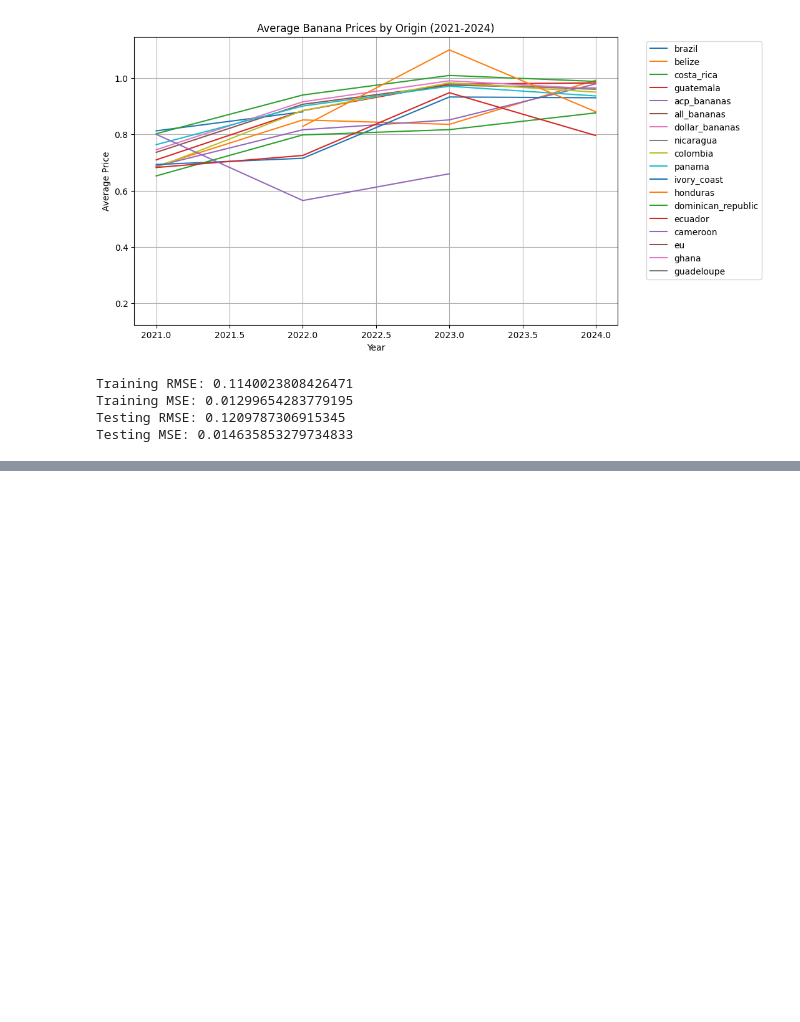
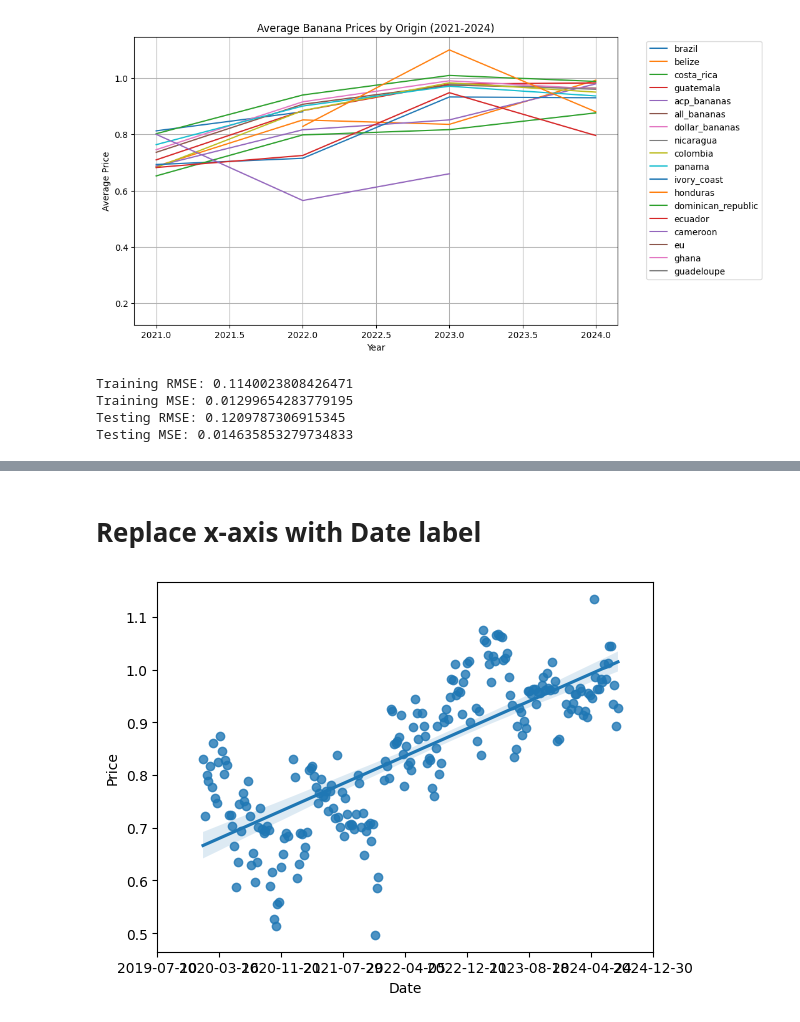
Before and after one commit to Tom-Yuen/TomY_Little_Projects, a Jupyter notebook: Banana.ipynb, the cells around one changed output, grey strips where cells are left out. Saved outputs shown, nothing was run; the diff lists cells and outputs as text; code cells hidden in the pictures; blank space fills up the shorter version.

```diff
--- a/Banana.ipynb
+++ b/Banana.ipynb
@@ -319,0 +372,37 @@ Testing MSE: 0.014635853279734833
+# %% [markdown]
+# Replace x-axis with Date label
+# %%
+import seaborn as sns
+import matplotlib.pyplot as plt
+import pandas as pd
+import datetime as dt
+
+# Example DataFrame (you should replace this with your actual data)
+# df_avg_price = pd.DataFrame({
+#     'date_ordinal': [dt.date(2023, 1, 1).toordinal(), dt.date(2023, 1, 2).toordinal()],
+#     'Price': [100, 200]
+# })
+
+# Plotting with seaborn
+ax = sns.regplot(x="date_ordinal", y="Price", data=df_avg_price)
+
+# Getting the x-ticks
+xticks = ax.get_xticks()
+
+# Converting ordinal dates to datetime dates
+new_labels = [dt.date.fromordinal(int(item)) for item in xticks]
+
+# Formatting the new labels as strings (optional, for better readability)
+new_labels_formatted = [date.strftime('%Y-%m-%d') for date in new_labels]
+
+# Setting the new x-ticks and labels
+ax.set_xticks(xticks)  # Set the x-ticks to the original ticks
+ax.set_xticklabels(new_labels_formatted)  # Set the x-tick labels to the new formatted labels
+
+# Labeling the x-axis
+ax.set_xlabel('Date')
+
+# Display the plot
+plt.show()
+# %% [output]
+[figure, added]
```
Also changed, not shown: parts of 8 cells of this notebook.
